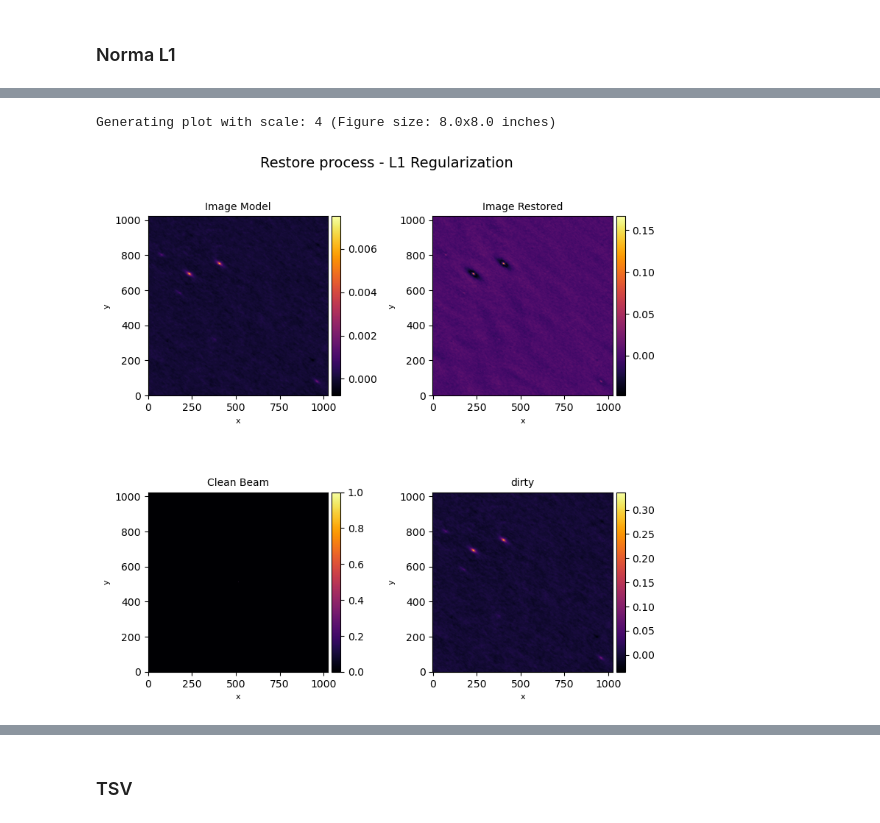
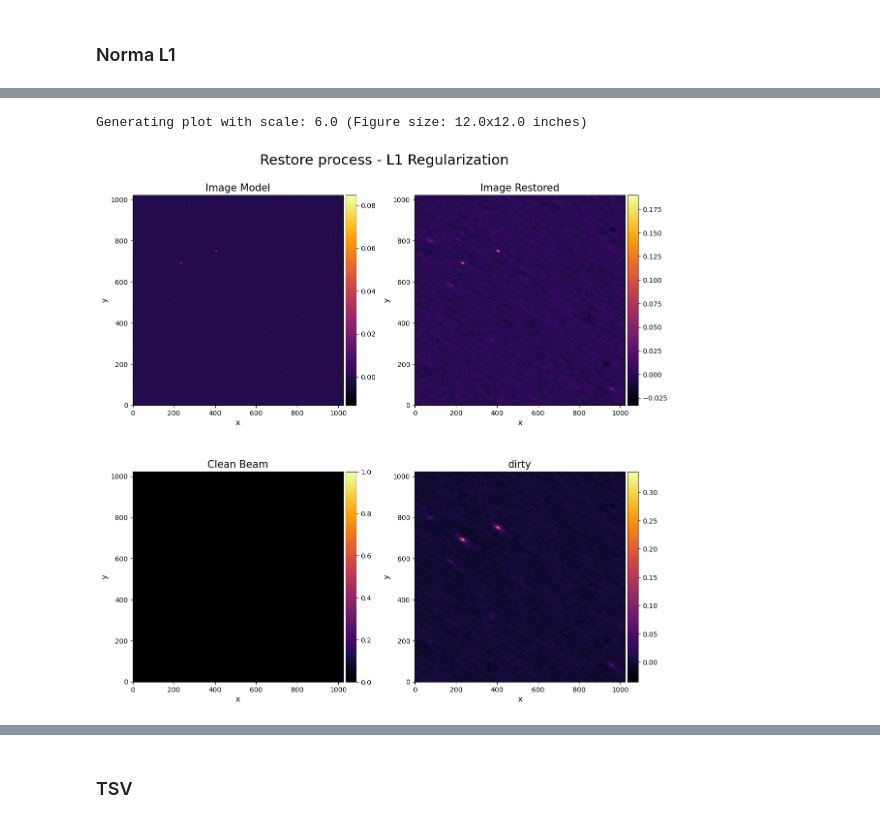
Before and after one commit to Mieres7/RadioInterferometry, a Jupyter notebook: lab2/laboratory2.ipynb, the cells around one changed output, grey strips where cells are left out. Cells and saved outputs as stored; diff of their text form; code cells hidden in the pictures.

```diff
--- a/lab2/laboratory2.ipynb
+++ b/lab2/laboratory2.ipynb
@@ -220,2 +188,19 @@ I_restored_l1, I_resid_l1, beam_l1 = restore_image(
 # %% [markdown]
 ### Norma L1
+# %%
+args =(VG_numba, WG_numba, lambda_reg, l1)
+
+I_model_l1, info = lbfgs_optimize(args=args,
+                            x0=Img_init,
+                            m=10,
+                            verbose=True)
+
+I_restored_l1, I_resid_l1, beam_l1 = restore_image(
+    I_model=I_model_l1,  # La que salió del LBFGS
+    V_obs=VG_numba,               # Visibilidades observadas (Grideadas)
+    weights=WG_numba,             # Pesos
+    uvw_lambda=cp.asarray(uvw_lambda),         # Coordenadas UVW originales (en GPU)
+    pixel_size=grid_config['pixel_size_image'],
+    forward_op=forward_op,
+    adjoint_op=adjoint_op
+)
@@ -222,12 +225,12 @@ I_restored_l1, I_resid_l1, beam_l1 = restore_image(
 # %%
 plot_l1 = [
-    {'image':I_model.real, 'title':'Image Model', 'xlabel':'x', 'ylabel':'y', 'cmap': 'inferno'},
+    {'image':I_model_l1, 'title':'Image Model', 'xlabel':'x', 'ylabel':'y', 'cmap': 'inferno'},
     {'image':I_restored_l1.real, 'title':'Image Restored', 'xlabel':'x', 'ylabel':'y', 'cmap': 'inferno'},
     {'image':beam_l1, 'title':'Clean Beam', 'xlabel':'x', 'ylabel':'y', 'cmap': 'inferno'},
     {'image':dirty_image, 'title':'dirty', 'xlabel':'x', 'ylabel':'y', 'cmap': 'inferno'},
 ]
 
-plot(fig_title='Restore process - L1 Regularization', data=plot_l1, grid_config=(2,2), scale=4)
+plot(fig_title='Restore process - L1 Regularization', data=plot_l1, grid_config=(2,2))
 # %% [output]
-Generating plot with scale: 4 (Figure size: 8.0x8.0 inches)
+Generating plot with scale: 6.0 (Figure size: 12.0x12.0 inches)
-[figure, old version]
+[figure, new version]
```
Also changed, not shown: parts of 17 cells of this notebook, 3 other files.
